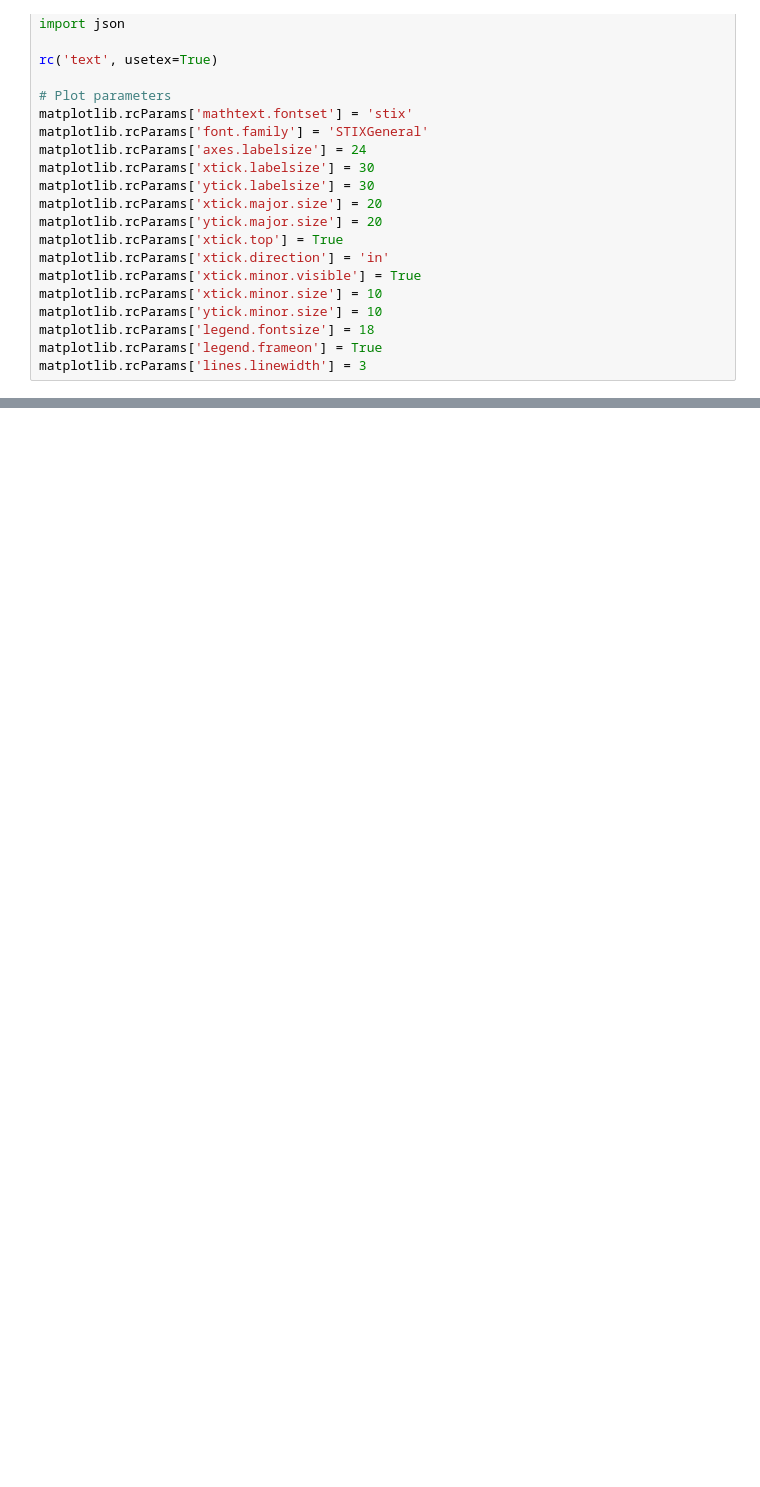
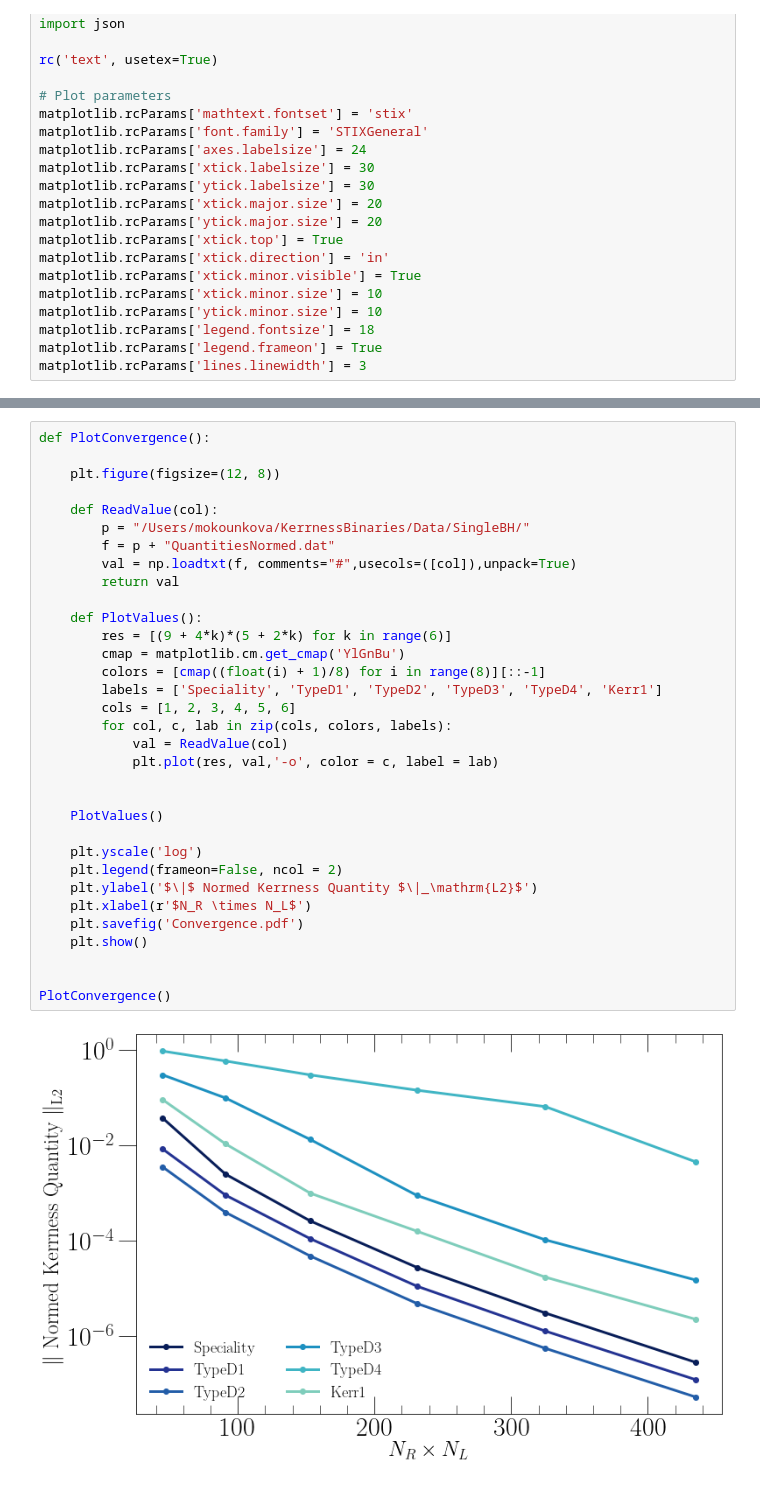
Before and after one commit to mariaokounkova/KerrnessBinaries, a Jupyter notebook: KerrnessBinaries.ipynb, the cells around one changed output, grey strips where cells are left out. Cells and saved outputs as stored; diff of their text form; blank space fills up the shorter version.

```diff
--- a/KerrnessBinaries.ipynb
+++ b/KerrnessBinaries.ipynb
@@ -66,0 +68,35 @@ PlotValues()
+# %%
+def PlotConvergence():
+
+    plt.figure(figsize=(12, 8))
+
+    def ReadValue(col):
+        p = "/Users/mokounkova/KerrnessBinaries/Data/SingleBH/"
+        f = p + "QuantitiesNormed.dat"
+        val = np.loadtxt(f, comments="#",usecols=([col]),unpack=True)
+        return val
+
+    def PlotValues():
+        res = [(9 + 4*k)*(5 + 2*k) for k in range(6)]
+        cmap = matplotlib.cm.get_cmap('YlGnBu')
+        colors = [cmap((float(i) + 1)/8) for i in range(8)][::-1]
+        labels = ['Speciality', 'TypeD1', 'TypeD2', 'TypeD3', 'TypeD4', 'Kerr1']
+        cols = [1, 2, 3, 4, 5, 6]
+        for col, c, lab in zip(cols, colors, labels):
+            val = ReadValue(col)
+            plt.plot(res, val,'-o', color = c, label = lab)
+
+
+    PlotValues()
+
+    plt.yscale('log')
+    plt.legend(frameon=False, ncol = 2)
+    plt.ylabel('$\|$ Normed Kerrness Quantity $\|_\mathrm{L2}$')
+    plt.xlabel(r'$N_R \times N_L$')
+    plt.savefig('Convergence.pdf')
+    plt.show()
+
+
+PlotConvergence()
+# %% [output]
+[figure, added]
```
Also changed, not shown: parts of 1 cell of this notebook.
